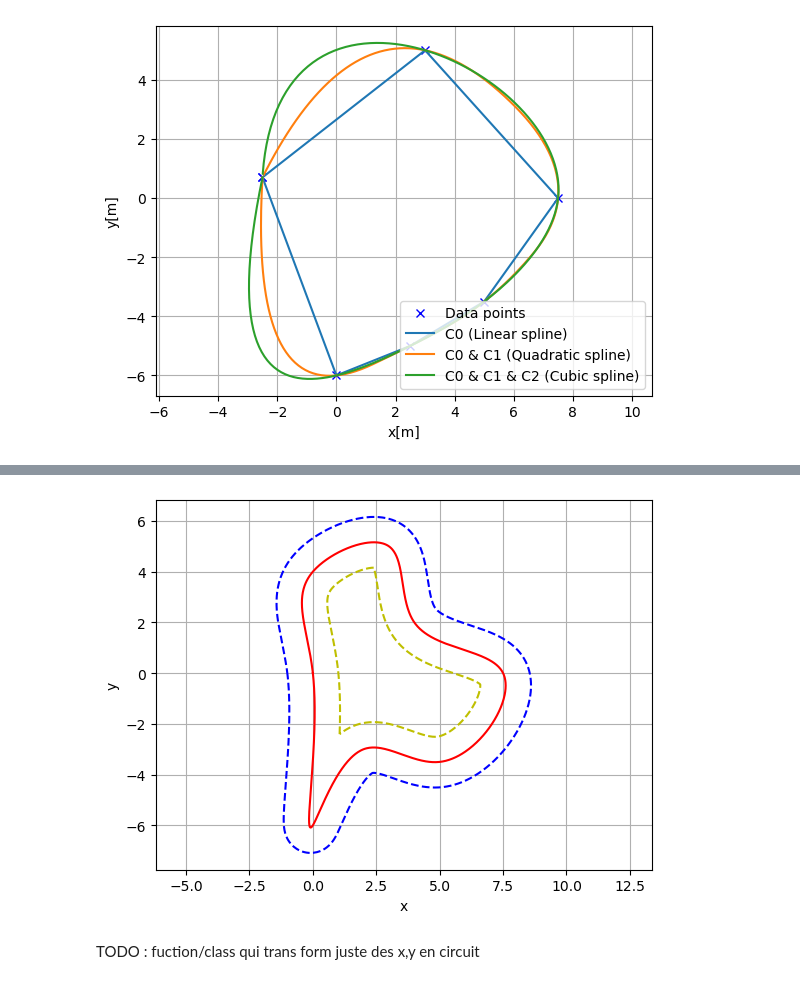
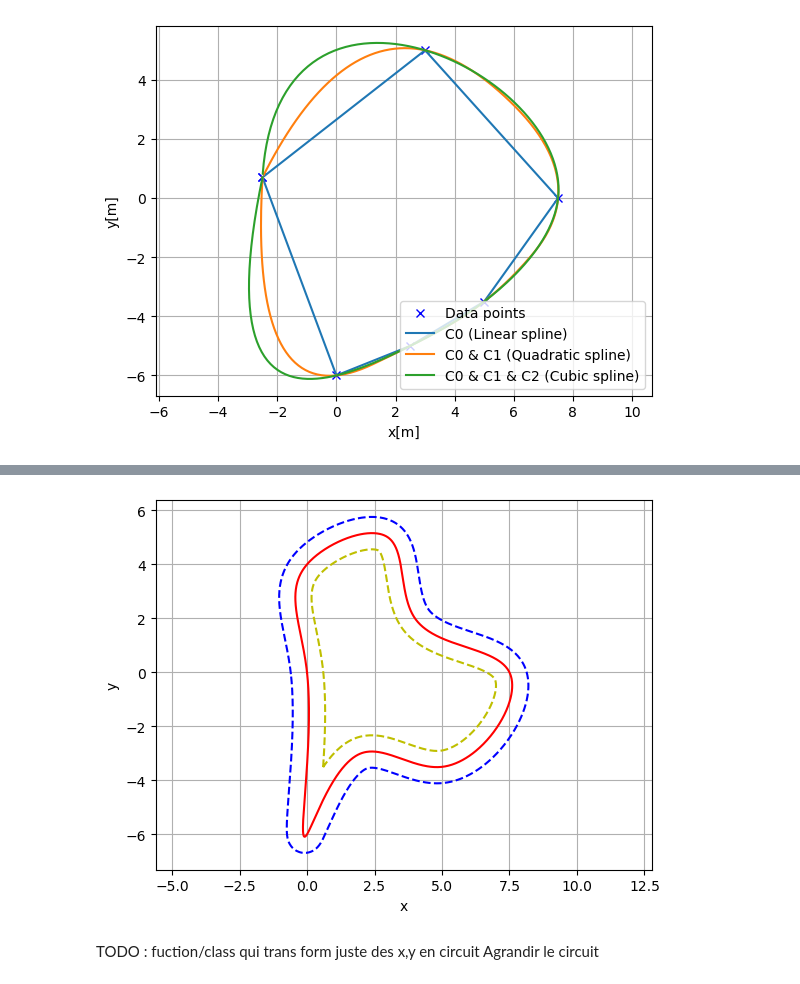
Before and after one commit to L2on1/Leon_FormuleETS, a Jupyter notebook: PathTracking.ipynb, the cells around one changed output, grey strips where cells are left out. Drawn from its saved outputs; the diff is of its cells as text; code cells hidden in the pictures.

```diff
--- a/PathTracking.ipynb
+++ b/PathTracking.ipynb
@@ -87,24 +85,25 @@ No artists with labels found to put in legend.  Note that artists whose label st
 # %%
 afpoly = shp.Polygon(zip(xi,yi))
 
-poffafpoly = afpoly.buffer(1)  # Outward offset
-noffafpoly = afpoly.buffer(-1)  # Inward offset
+poffafpoly = afpoly.buffer(0.6)  # Outward offset
+noffafpoly = afpoly.buffer(-0.6)  # Inward offset
 
 afpolypts = np.array(afpoly.exterior)
 poffafpolypts = np.array(poffafpoly.exterior)
 noffafpolypts = np.array(noffafpoly.exterior)
 
 plt.plot(*afpolypts.T,'-r',)
 plt.plot(*poffafpolypts.T, '--b')
 plt.plot(*noffafpolypts.T, '--y')
 
 
 plt.grid(True)
 plt.axis("equal")
 plt.xlabel("x")
 plt.ylabel("y")
 plt.show()
 # %% [output]
-[figure, old version]
+[figure, new version]
 # %% [markdown]
 TODO : fuction/class qui trans form juste des x,y en circuit
+Agrandir le circuit
```
Also changed, not shown: parts of 2 cells of this notebook.
